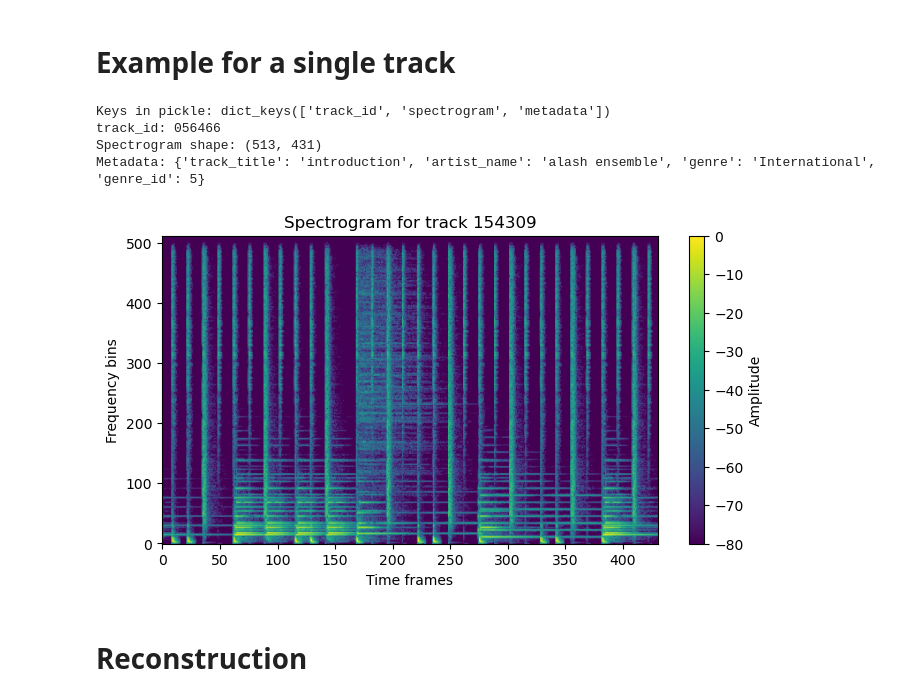
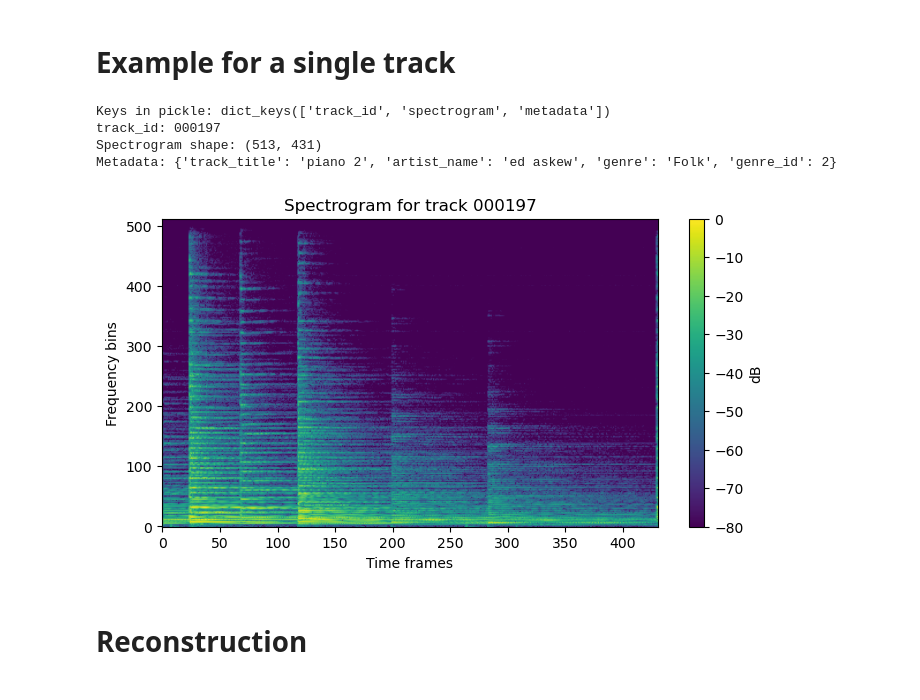
Before and after one commit to lynnlin77/CSCI1470-Melodic-Machines, a Jupyter notebook: data_example.ipynb, the cells around one changed output. Drawn from its saved outputs; the diff is of its cells as text; code cells hidden in the pictures.

```diff
--- a/data_example.ipynb
+++ b/data_example.ipynb
@@ -19,7 +19,7 @@ Found 7997 spectrogram pickles
 # %% [markdown]
 # Example for a single track
 # %%
-example_path = pickle_files[2376]
+example_path = pickle_files[10]
 with open(example_path, 'rb') as f:
     data = pickle.load(f)
 
@@ -31,19 +31,19 @@ print('Spectrogram shape:', spec.shape)
 print('Metadata:', data['metadata'])
 # %% [output]
 Keys in pickle: dict_keys(['track_id', 'spectrogram', 'metadata'])
-track_id: 056466
+track_id: 000197
 Spectrogram shape: (513, 431)
-Metadata: {'track_title': 'introduction', 'artist_name': 'alash ensemble', 'genre': 'International', 'genre_id': 5}
+Metadata: {'track_title': 'piano 2', 'artist_name': 'ed askew', 'genre': 'Folk', 'genre_id': 2}
 # %%
 plt.figure(figsize=(8, 4))
 plt.imshow(spec, origin='lower', aspect='auto')
 plt.title(f"Spectrogram for track {data['track_id']}")
 plt.xlabel('Time frames')
 plt.ylabel('Frequency bins')
-plt.colorbar(label='dB' if '--log_scale' in example_path else 'Amplitude')
+plt.colorbar(label='dB')
 plt.show()
 # %% [output]
-[figure, old version]
+[figure, new version]
 # %% [markdown]
 # Reconstruction
 # %%
```
Also changed, not shown: parts of 2 cells of this notebook, 4 other files.
